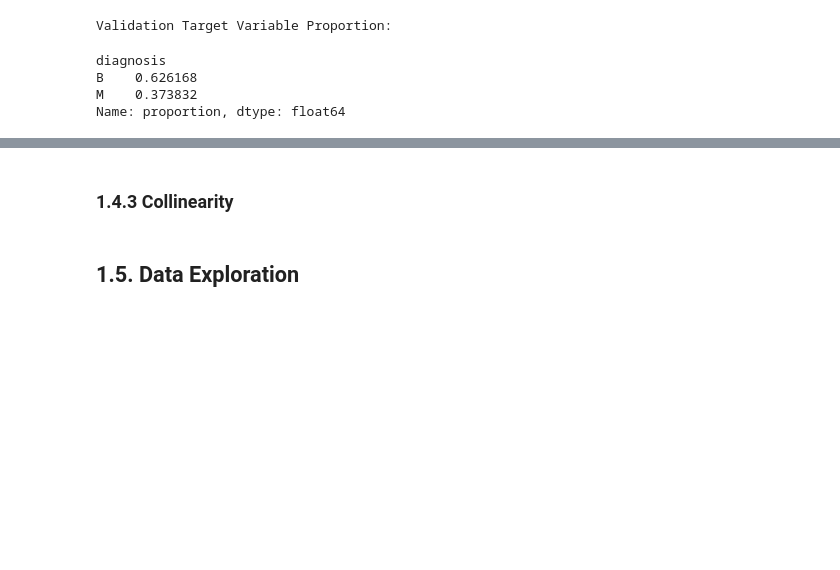
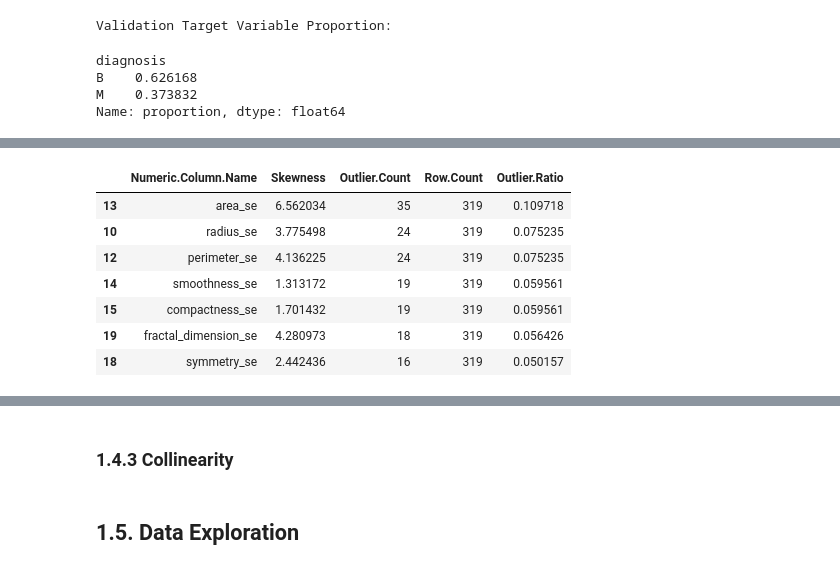
Before and after one commit to JohnPaulinePineda/Portfolio_Project_63, a Jupyter notebook: codes/DetectingAndAnalyzingMachineLearningModelDriftUsingOpenSourceMonitoringTools.ipynb, the cells around one changed output, grey strips where cells are left out. Drawn from its saved outputs; the diff is of its cells as text; code cells hidden in the pictures; blank space fills up the shorter version.

```diff
--- a/codes/DetectingAndAnalyzingMachineLearningModelDriftUsingOpenSourceMonitoringTools.ipynb
+++ b/codes/DetectingAndAnalyzingMachineLearningModelDriftUsingOpenSourceMonitoringTools.ipynb
@@ -970,0 +1074,15 @@ y_test.to_csv(os.path.join("..", DATASETS_FINAL_TEST_TARGET_PATH, "y_test.csv"),
+# %%
+##################################
+# Identifying the numerical columns
+# with Outlier.Ratio > 0.05
+##################################
+display(numeric_column_outlier_summary[numeric_column_outlier_summary['Outlier.Ratio']>0.05].sort_values(by=['Outlier.Ratio'], ascending=False))
+# %% [output]
+|  | Numeric.Column.Name | Skewness | Outlier.Count | Row.Count | Outlier.Ratio |
+| 13 | area_se | 6.562034 | 35 | 319 | 0.109718 |
+| 10 | radius_se | 3.775498 | 24 | 319 | 0.075235 |
+| 12 | perimeter_se | 4.136225 | 24 | 319 | 0.075235 |
+| 14 | smoothness_se | 1.313172 | 19 | 319 | 0.059561 |
+| 15 | compactness_se | 1.701432 | 19 | 319 | 0.059561 |
+| 19 | fractal_dimension_se | 4.280973 | 18 | 319 | 0.056426 |
+| 18 | symmetry_se | 2.442436 | 16 | 319 | 0.050157 |
```
Also changed, not shown: parts of 11 cells of this notebook, 1 other file.
